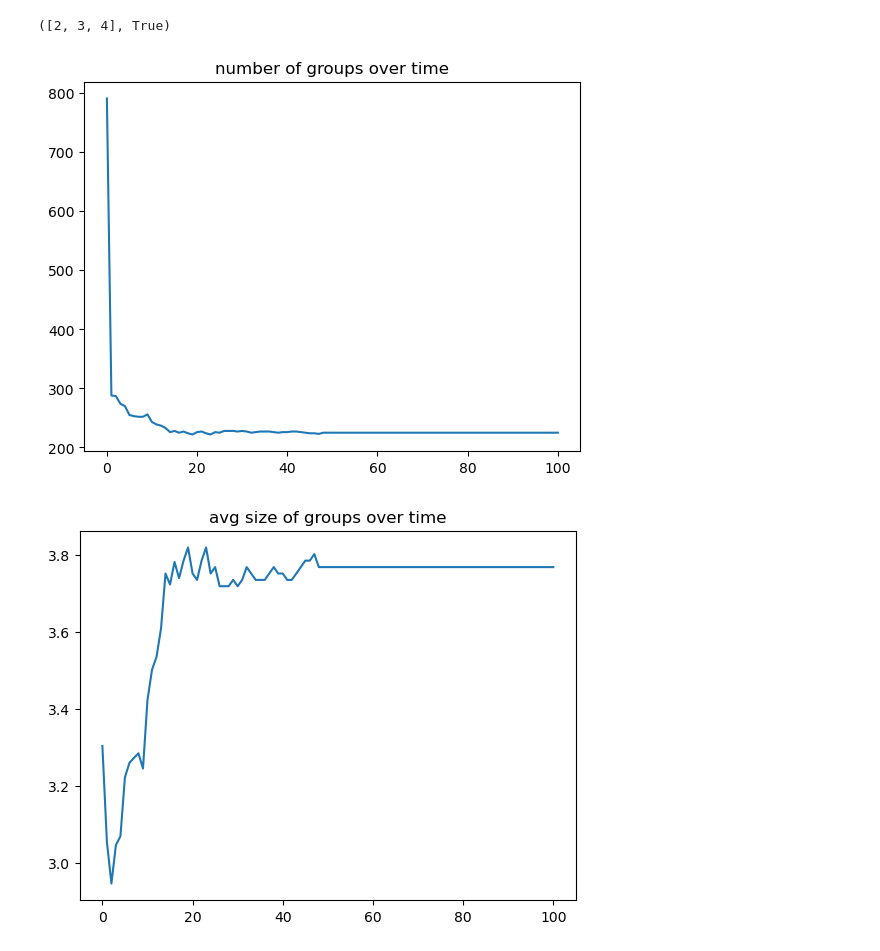
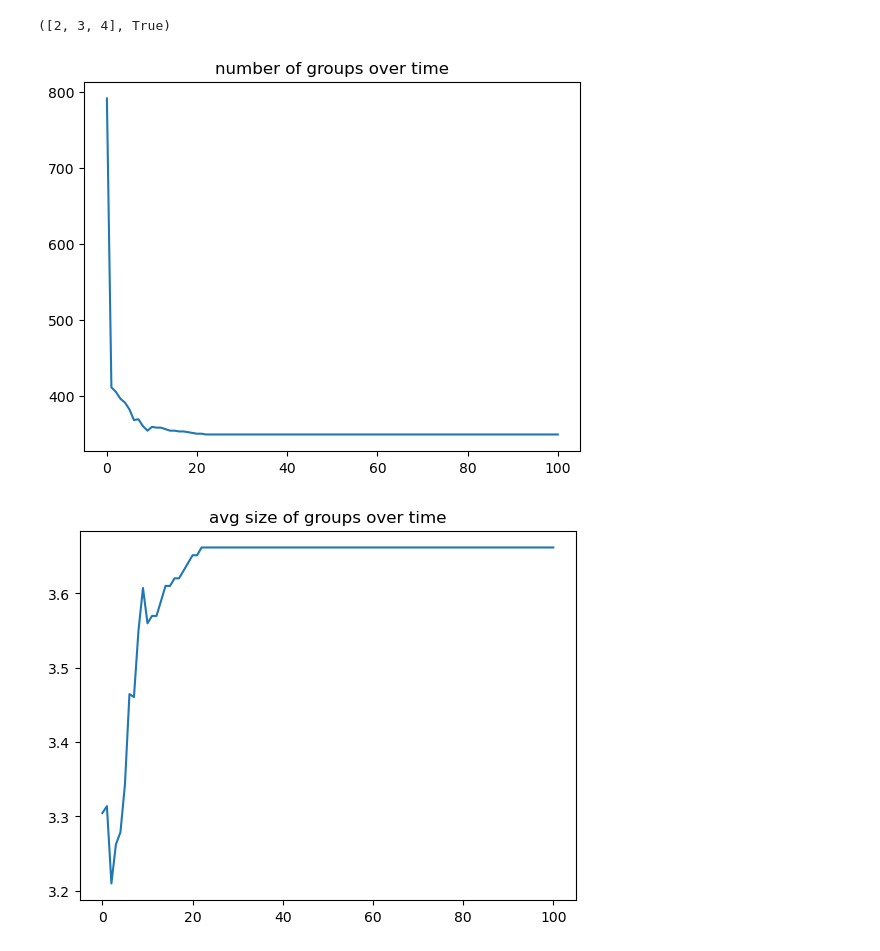
Before and after one commit to cosimoagostinelli/H-or_adaptive_Deffuant, a Jupyter notebook: test.ipynb, the cells around one changed output. Cells and saved outputs as stored; diff of their text form; code cells hidden in the pictures.

```diff
--- a/test.ipynb
+++ b/test.ipynb
@@ -15,16 +15,16 @@ xgi.unique_edge_sizes(H), xgi.is_connected(H)
 Unnamed Hypergraph with 300 nodes and 791 hyperedges
 ([2, 3, 4], True)
 # %%
-epsilon = 0.05
+epsilon = 0.1
 Model = HAD_model(epsilon, H.edges.members())
 T = 100
 results = Model.simulate(T)
 # %%
-aa = [len(results['groups'][i]) for i in range(T+1)]
+ng_t = [len(results['groups'][i]) for i in range(T+1)]
 
-plt.plot(aa)
-#plt.ylim()
+plt.plot(ng_t)
+#plt.ylim(775,792)
 plt.title('number of groups over time')
 plt.show()
 # %% [output]
-[figure, old version]
+[figure, new version]
@@ -36,6 +31,11 @@ for t in range(T+1):
 # %%
+s_avg_t = []
+for t in range(T+1):
+    sizes_t = [len(group) for group in results['groups'][t]]
+    s_avg_t.append(np.mean(sizes_t))
+
 plt.plot(range(T+1), s_avg_t)
 plt.title('avg size of groups over time')
 plt.show()
 # %% [output]
-[figure, old version]
+[figure, new version]
```
Also changed, not shown: parts of 4 cells of this notebook, 1 other file.
